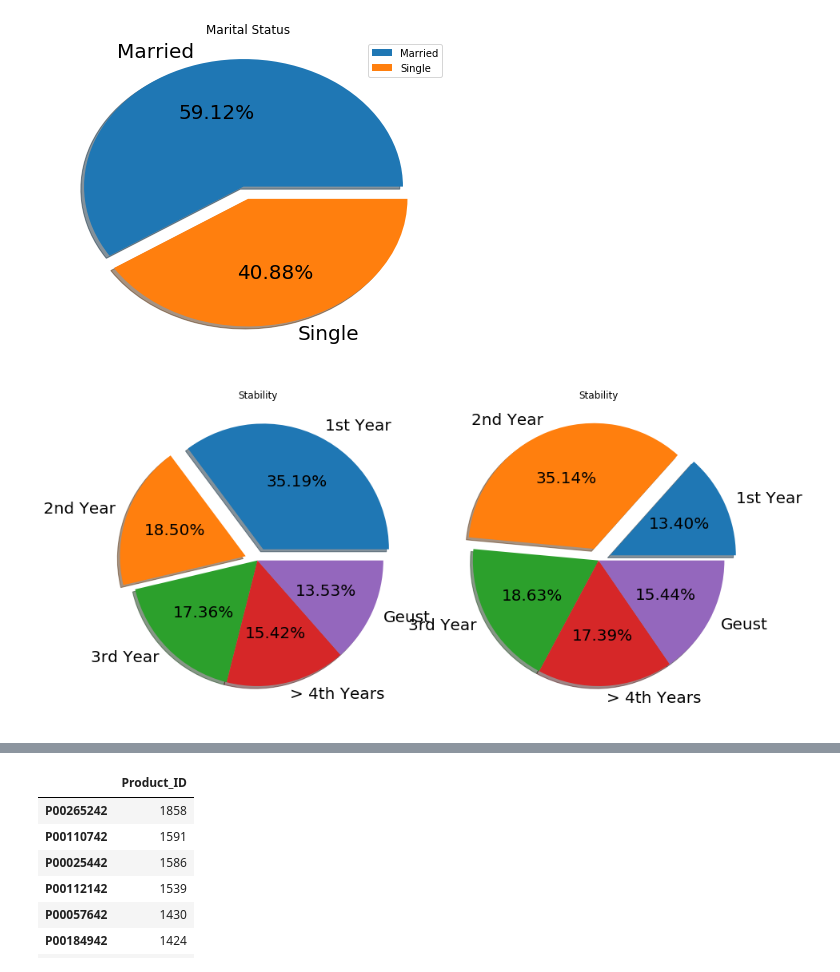
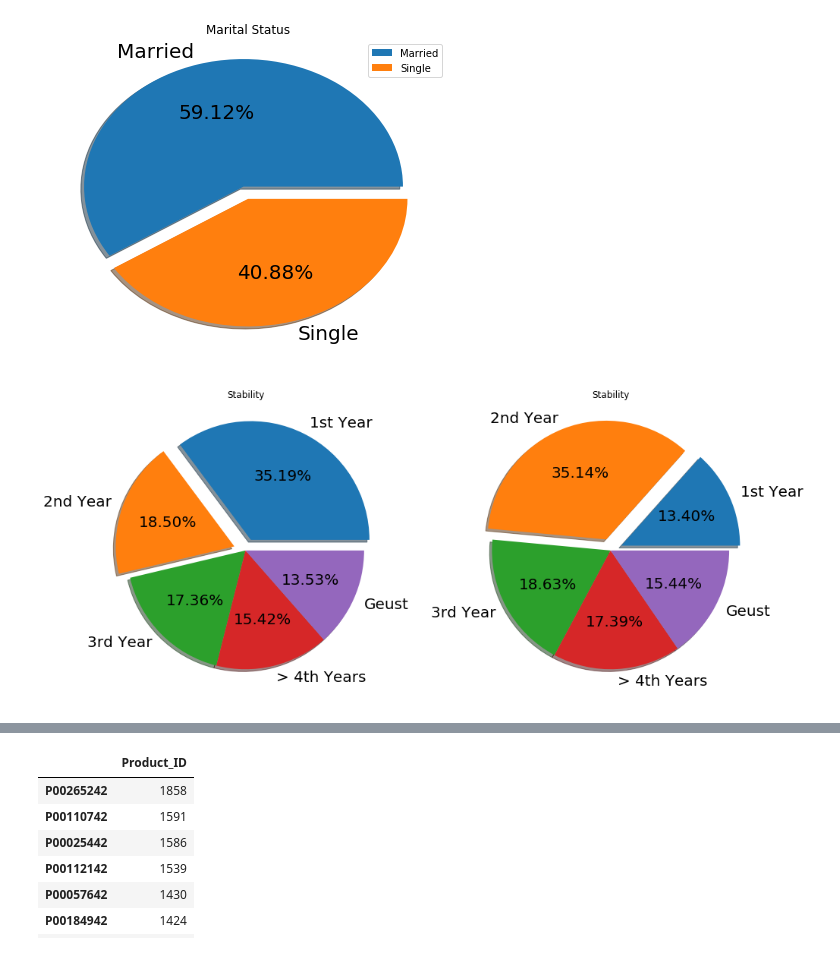
Before and after one commit to BraidyWu/black-friday, a Jupyter notebook: black_friday.ipynb, the cells around one changed output, grey strips where cells are left out. Saved outputs shown, nothing was run; the diff lists cells and outputs as text; code cells hidden in the pictures.

```diff
--- a/black_friday.ipynb
+++ b/black_friday.ipynb
@@ -199,28 +185,28 @@ plt.show()
 [figure]
 # %%
 # Stability
-fig, ax = plt.subplots(1, 2, figsize=(12, 6), subplot_kw=dict(aspect='equal'))
+fig, ax = plt.subplots(1, 2, figsize=(17, 6), subplot_kw=dict(aspect='equal'))
 stability = df['Stay_In_Current_City_Years'].value_counts()
 values = stability.values
 # labels = stability.index
 labels = ['1st Year', '2nd Year', '3rd Year', '> 4th Years', 'Geust']
 explode = (0.1, 0.1, 0, 0, 0)
 ax[0].pie(values, explode=explode, labels=labels, autopct='%1.2f%%', shadow=True, textprops={'fontsize': 20})
 ax[0].set_title('Stability')
 plt.tight_layout()
 # plt.legend(loc='upper right')
 
 
 # fig, ax = plt.subplots(figsize=(12, 6), subplot_kw=dict(aspect=0.8))
 labels = ['1st Year', '2nd Year', '3rd Year', '> 4th Years', 'Geust']
 explode = (0.1, 0.1, 0, 0, 0)
 stability = df.groupby('Stay_In_Current_City_Years')['Purchase'].sum()
 values = stability.values
 # labels = stability.index
 ax[1].pie(values, explode=explode, labels=labels, autopct='%1.2f%%', shadow=True, textprops={'fontsize': 20})
 ax[1].set_title('Stability')
 plt.tight_layout()
 # plt.legend(loc='upper right')
 plt.show()
 # %% [output]
-[figure, old version]
+[figure, new version]
```
Also changed, not shown: parts of 12 cells of this notebook.
